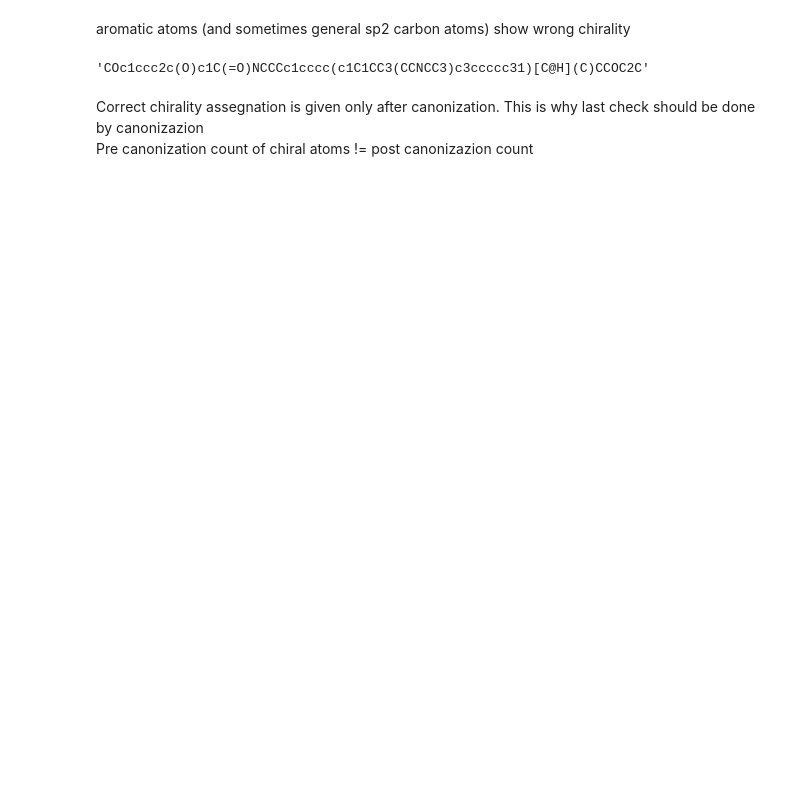
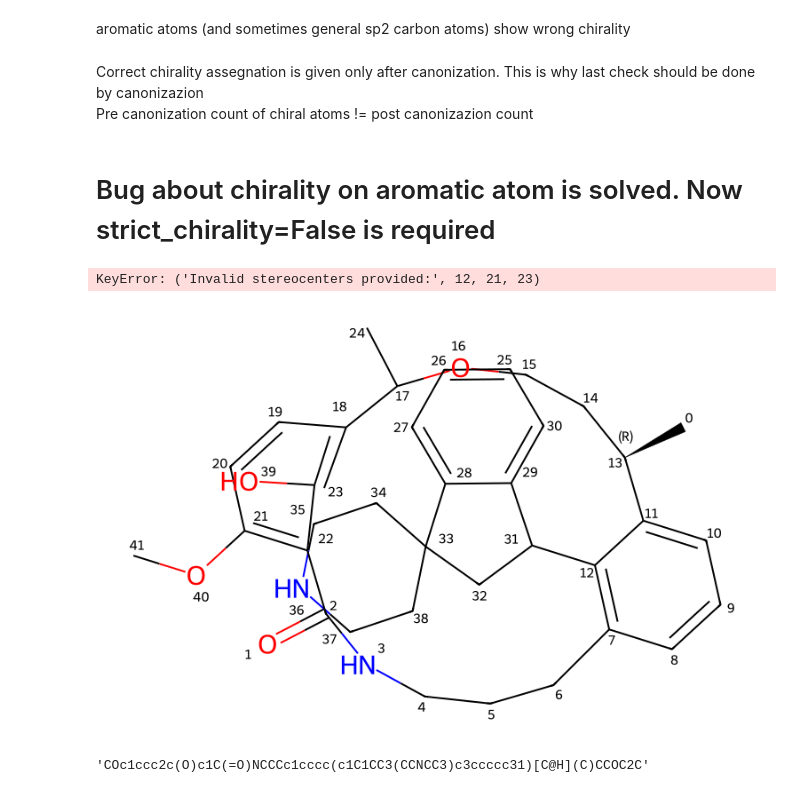
Before and after one commit to f48r1/chemicalgof, a Jupyter notebook: notebooks/02_decode_sampled_examples.ipynb, the cells around one changed output. Saved outputs shown, nothing was run; the diff lists cells and outputs as text; code cells hidden in the pictures; blank space fills up the shorter version.

```diff
--- a/notebooks/02_decode_sampled_examples.ipynb
+++ b/notebooks/02_decode_sampled_examples.ipynb
@@ -83,4 +135,24 @@ Chem.CanonSmiles(smiles)
 # %%
-sampled = ['C', '<12R>', 'O=C1NCCCc2cccc(c2)CCCOCc2cccc1c2', '<20R>', '<16>', '(', 'C', ')', '<11R>', '(', '<6>', 'c1ccc2c(c1)CCC21CCNCC1', ')', '<22S>', '(', 'O', ')', 'O', 'C']
+sampled = [
+	'C',
+	'<12R>',
+	'O=C1NCCCc2cccc(c2)CCCOCc2cccc1c2',
+	'<20R>',
+	'<16>',
+	'(',
+	'C',
+	')',
+	'<11R>',
+	'(',
+	'<6>',
+	'c1ccc2c(c1)CCC21CCNCC1',
+	')',
+	'<22S>',
+	'(',
+	'O',
+	')',
+	'O',
+	'C',
+]
 # %%
 DiG = Sequence2GoF(sampled)
@@ -99,7 +161,27 @@ canonical_smiles = Chem.CanonSmiles(smiles)
-# %%
-canonical_smiles
-# %% [output]
-'COc1ccc2c(O)c1C(=O)NCCCc1cccc(c1C1CC3(CCNCC3)c3ccccc31)[C@H](C)CCOC2C'
 # %% [markdown]
 Correct chirality assegnation is given only after canonization. This is why last check should be done by canonizazion<br>
 Pre canonization count of chiral atoms != post canonizazion count
+# %% [markdown]
+# Bug about chirality on aromatic atom is solved. Now strict_chirality=False is required
+# %%
+mol = GoF2Mol(DiG, strict_chirality=True)
+
+smiles = Chem.MolToSmiles(mol)
+
+canonical_smiles = Chem.CanonSmiles(smiles)
+# %% [output]
+KeyError: ('Invalid stereocenters provided:', 12, 21, 23)
+# %%
+mol = GoF2Mol(DiG, strict_chirality=False)
+mol
+# %% [output]
+[figure, added]
+# %%
+smiles = Chem.MolToSmiles(mol)
+canonical_smiles = Chem.CanonSmiles(smiles)
+
+assert canonical_smiles == smiles
+
+smiles
+# %% [output]
+'COc1ccc2c(O)c1C(=O)NCCCc1cccc(c1C1CC3(CCNCC3)c3ccccc31)[C@H](C)CCOC2C'
```
Also changed, not shown: parts of 16 cells of this notebook, 25 other files.
